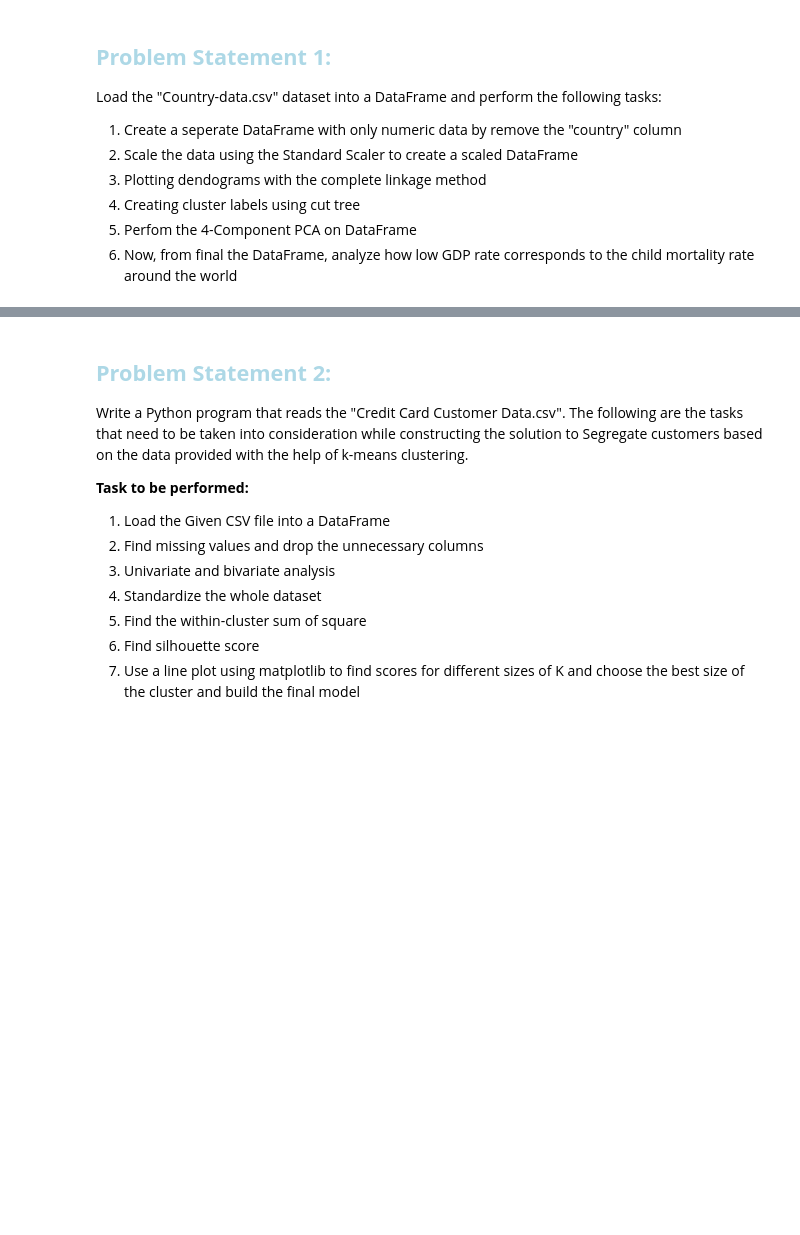
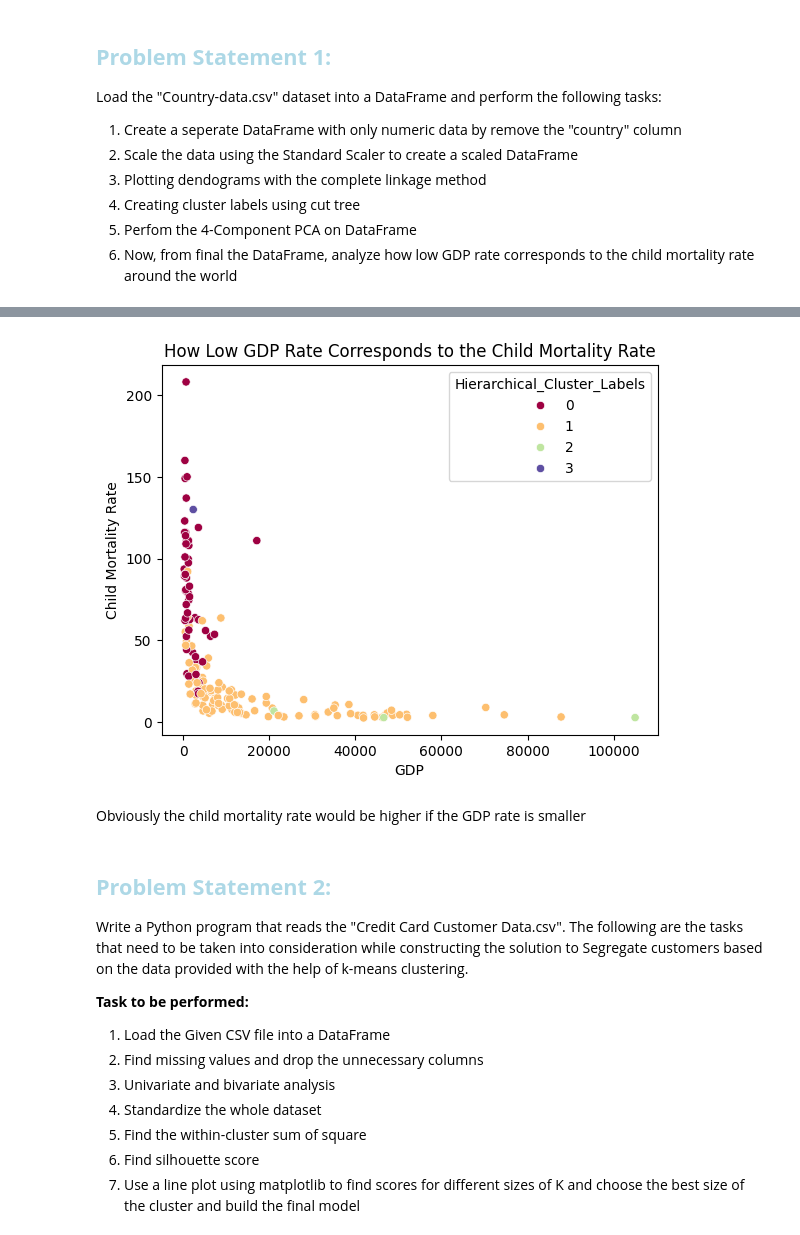
Before and after one commit to ekefan/ml_projects_for_edureka_internship, a Jupyter notebook: Unsupervised-Machine-Learning-Assignment5.ipynb, the cells around one changed output, grey strips where cells are left out. Cells and saved outputs as stored; diff of their text form; code cells hidden in the pictures; blank space fills up the shorter version.

```diff
--- a/Unsupervised-Machine-Learning-Assignment5.ipynb
+++ b/Unsupervised-Machine-Learning-Assignment5.ipynb
@@ -30,0 +81,15 @@ Load the "Country-data.csv" dataset into a DataFrame and perform the following t
+# %%
+num_clusters = 4
+cut_tree = shc.cut_tree(shc.linkage(scaled_df, method="complete"), n_clusters=num_clusters).flatten()
+# %%
+pca = PCA(n_components=4)
+copy = scaled_df.copy()
+# copy.drop("Hierarchical_Cluster_labels", axis=1)
+principalComponents = pca.fit_transform(copy)
+principalDf = pd.DataFrame(data = principalComponents
+             , columns = ['PC1', 'PC2', 'PC3', 'PC4'])
+principalDf.head()
+
+pca_df = principalDf
+pca_df["Hierarchical_Cluster_Labels"] = cut_tree
+pca_df.head()
@@ -30,0 +103,3 @@ Load the "Country-data.csv" dataset into a DataFrame and perform the following t
+# %%
+final_df = pd.concat([pca_df, country_df[['country', 'gdpp', 'child_mort']]], axis=1)
+final_df.head()
@@ -31,3 +113,14 @@ Load the "Country-data.csv" dataset into a DataFrame and perform the following t
+# %%
+# sns.scatterplot(x='PC1', y='PC2', hue='Hierarchical_Cluster_Labels', data=final_df)
+sns.scatterplot(x='gdpp', y='child_mort', hue='Hierarchical_Cluster_Labels', data=final_df, palette='Spectral')
+plt.title('How Low GDP Rate Corresponds to the Child Mortality Rate');
+# plt.legend().set_title("Hierachical_Cluster_labels");
+plt.ylabel("Child Mortality Rate")
+plt.xlabel("GDP");
+# %% [output]
+[figure, added]
+# %% [markdown]
+Obviously the child mortality rate would be higher if the GDP rate is smaller
 # %% [markdown]
 ## <span style="color:lightblue"> **Problem Statement 2:**</span>
 Write a Python program that reads the "Credit Card Customer Data.csv". The following are the tasks that need to be taken into consideration while constructing the solution to Segregate customers based on the data provided with the help of k-means clustering.
```
Also changed, not shown: parts of 27 cells of this notebook.
